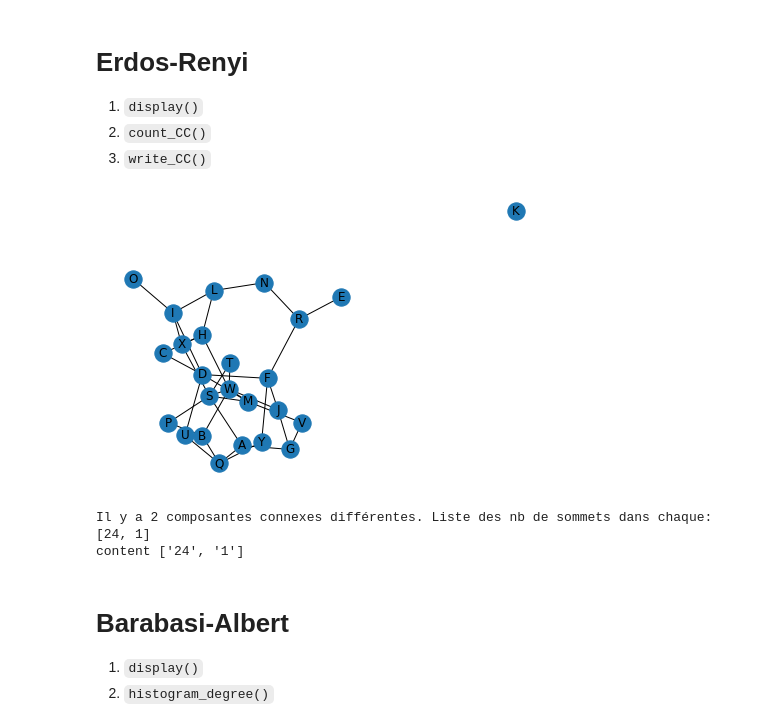
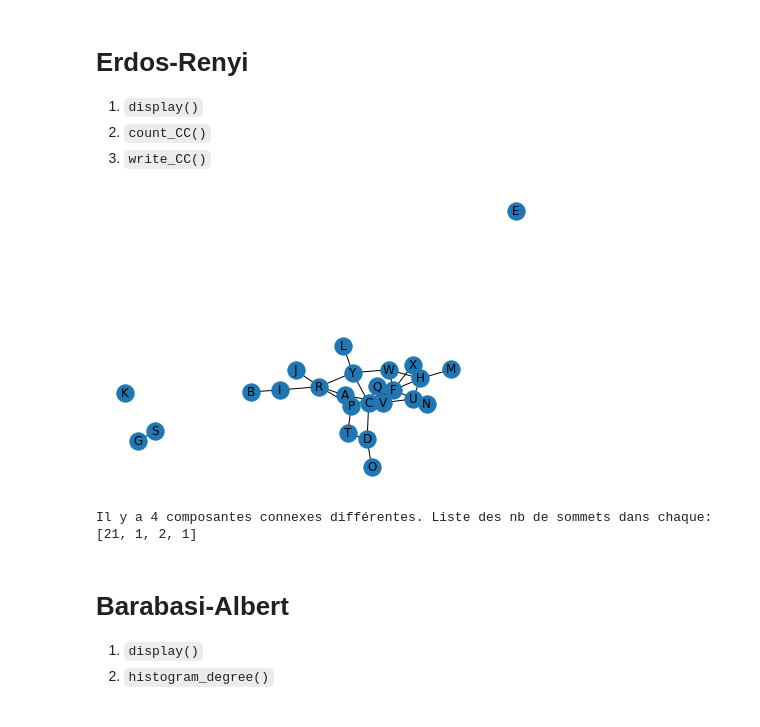
Before and after one commit to vicLeva/projet_IPP, a Jupyter notebook: demo.ipynb, the cells around one changed output. Cells and saved outputs as stored; diff of their text form; code cells hidden in the pictures.

```diff
--- a/demo.ipynb
+++ b/demo.ipynb
@@ -30,17 +30,18 @@ clustering coef of ATX1_HUMAN: 0.004033581914544346
 2. `count_CC()`
 3. `write_CC()`
 # %%
-interactome_random = Interactome(algo="erdos_renyi", proteins=list(map(chr, range(65, 90))), proba=0.08)
+interactome_random = Interactome(algo="erdos_renyi", proteins=list(map(chr, range(65, 90))), proba=0.1)
 interactome_random.display()
 # %% [output]
-[figure, old version]
+[figure, new version]
 # %%
 print(f"Il y a {interactome_random.count_CC()[0]} composantes connexes différentes. Liste des nb de sommets dans chaque: {interactome_random.count_CC()[1]}")
 
+#interactome_random.histogram_degree(1, 200)
+
 interactome_random.write_CC()
 # %% [output]
-Il y a 2 composantes connexes différentes. Liste des nb de sommets dans chaque: [24, 1]
-content ['24', '1']
+Il y a 4 composantes connexes différentes. Liste des nb de sommets dans chaque: [21, 1, 2, 1]
 # %% [markdown]
 # Barabasi-Albert
 1. `display()`
```
Also changed, not shown: 2 other files.
